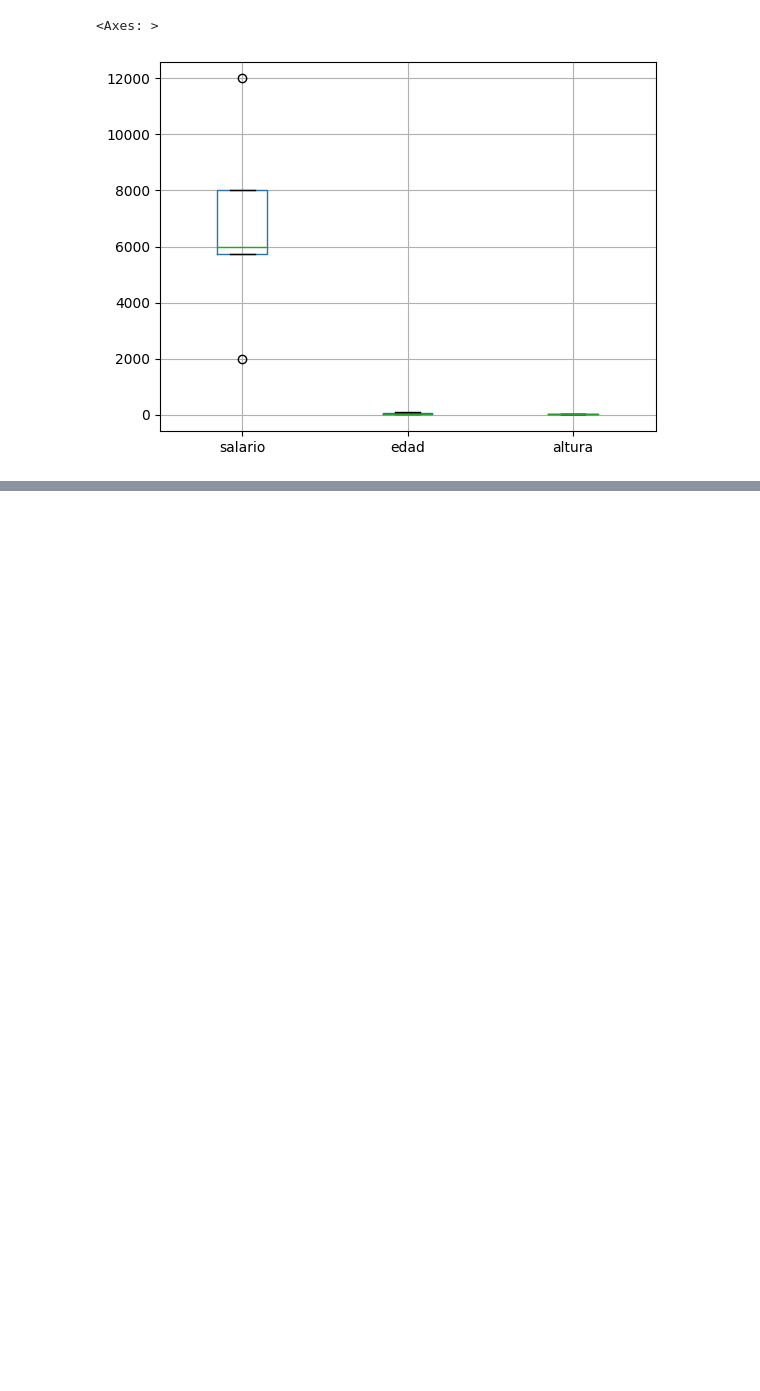
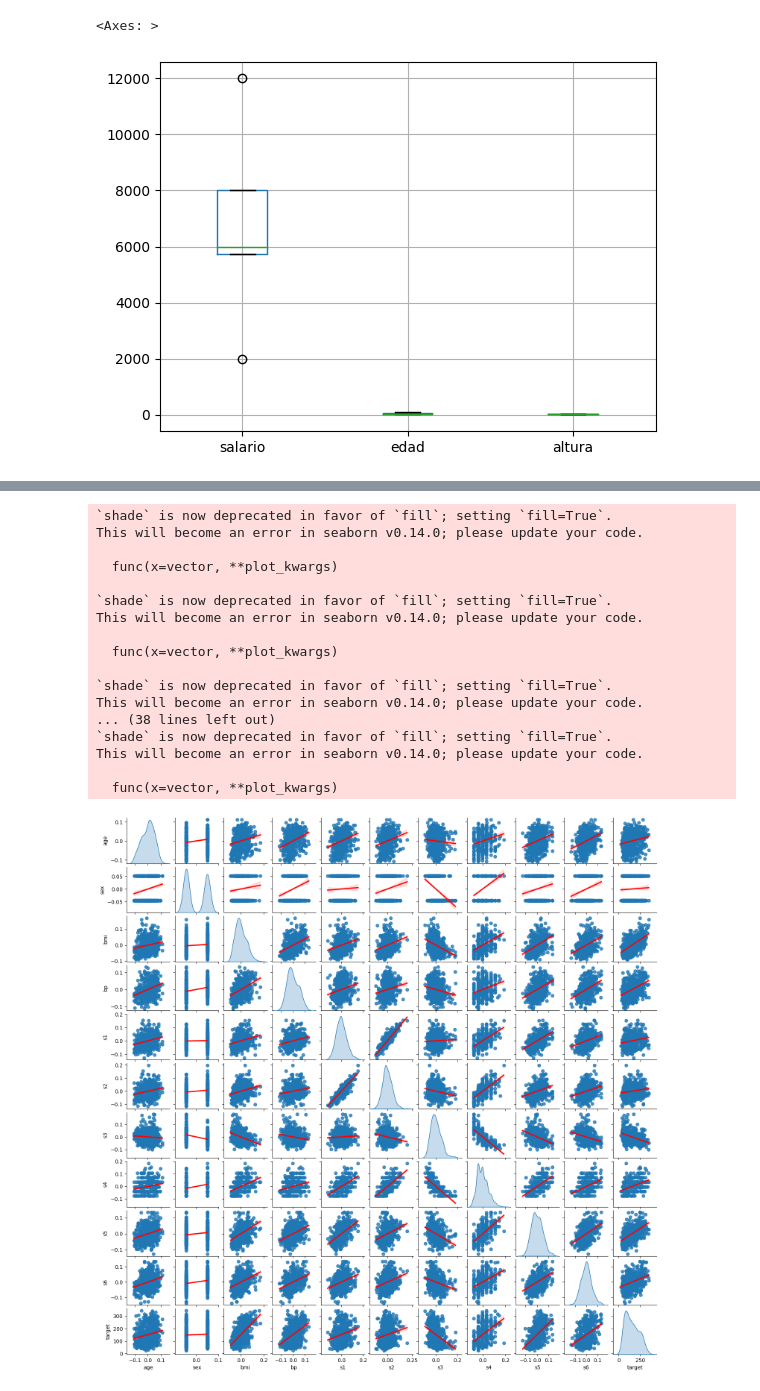
Before and after one commit to JoseJesusLaCasaNieto/Mastermind, a Jupyter notebook: Machine_Learning_I_Regression/Projects/Linear_Regression_Project.ipynb, the cells around one changed output, grey strips where cells are left out. Saved outputs shown, nothing was run; the diff lists cells and outputs as text; code cells hidden in the pictures; blank space fills up the shorter version.

```diff
--- a/Machine_Learning_I_Regression/Projects/Linear_Regression_Project.ipynb
+++ b/Machine_Learning_I_Regression/Projects/Linear_Regression_Project.ipynb
@@ -248,0 +265,29 @@ df.boxplot()
+# %%
+import seaborn as sns
+
+g = sns.pairplot(df,
+                 diag_kind="kde",
+                 kind="reg",
+                 diag_kws=dict(shade=True),
+                 plot_kws={'line_kws': {'color': 'red'}})
+
+g.fig.set_size_inches(15, 15);
+# %% [output]
+`shade` is now deprecated in favor of `fill`; setting `fill=True`.
+This will become an error in seaborn v0.14.0; please update your code.
+
+  func(x=vector, **plot_kwargs)
+
+`shade` is now deprecated in favor of `fill`; setting `fill=True`.
+This will become an error in seaborn v0.14.0; please update your code.
+
+  func(x=vector, **plot_kwargs)
+
+`shade` is now deprecated in favor of `fill`; setting `fill=True`.
+This will become an error in seaborn v0.14.0; please update your code.
+... (38 lines left out)
+`shade` is now deprecated in favor of `fill`; setting `fill=True`.
+This will become an error in seaborn v0.14.0; please update your code.
+
+  func(x=vector, **plot_kwargs)
+[figure, added]
```
Also changed, not shown: parts of 11 cells of this notebook.
